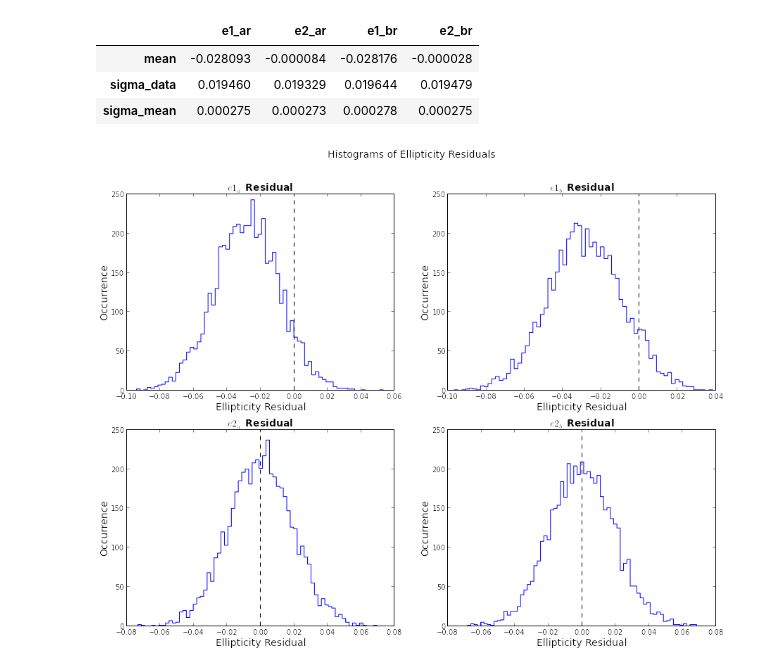
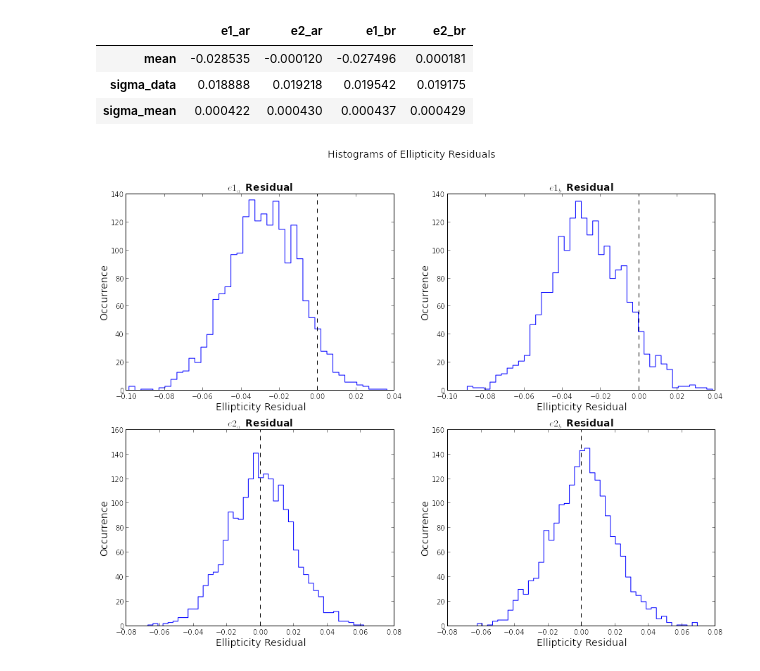
Before and after one commit to alvarezcl/deblending, a Jupyter notebook: test_fit_alt.py.ipynb, the cells around one changed output. Saved outputs shown, nothing was run; the diff lists cells and outputs as text; code cells hidden in the pictures.

```diff
--- a/test_fit_alt.py.ipynb
+++ b/test_fit_alt.py.ipynb
@@ -199,13 +199,13 @@ def run_sample_batch(num_trials):
 if __name__ == '__main__':
     main(sys.argv)
 # %%
-residuals, stats, fig = run_sample_batch(5000)
+residuals, stats, fig = run_sample_batch(2000)
 stats
 # %% [output]
 |  | e1_ar | e2_ar | e1_br | e2_br |
-| mean | -0.028093 | -0.000084 | -0.028176 | -0.000028 |
-| sigma_data | 0.019460 | 0.019329 | 0.019644 | 0.019479 |
-| sigma_mean | 0.000275 | 0.000273 | 0.000278 | 0.000275 |
+| mean | -0.028535 | -0.000120 | -0.027496 | 0.000181 |
+| sigma_data | 0.018888 | 0.019218 | 0.019542 | 0.019175 |
+| sigma_mean | 0.000422 | 0.000430 | 0.000437 | 0.000429 |
-[figure, old version]
+[figure, new version]
 # %%
 plt.show(fig)
```
Also changed, not shown: parts of 1 cell of this notebook.
